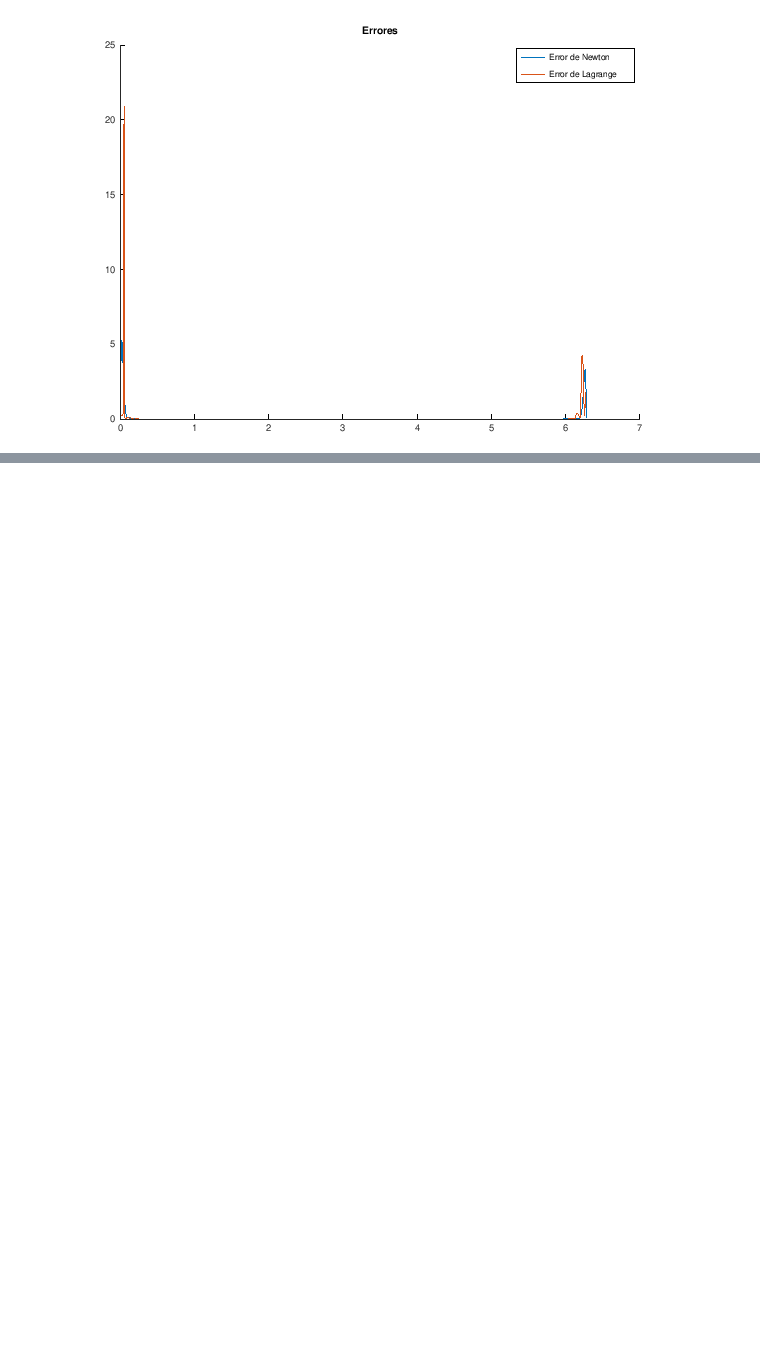
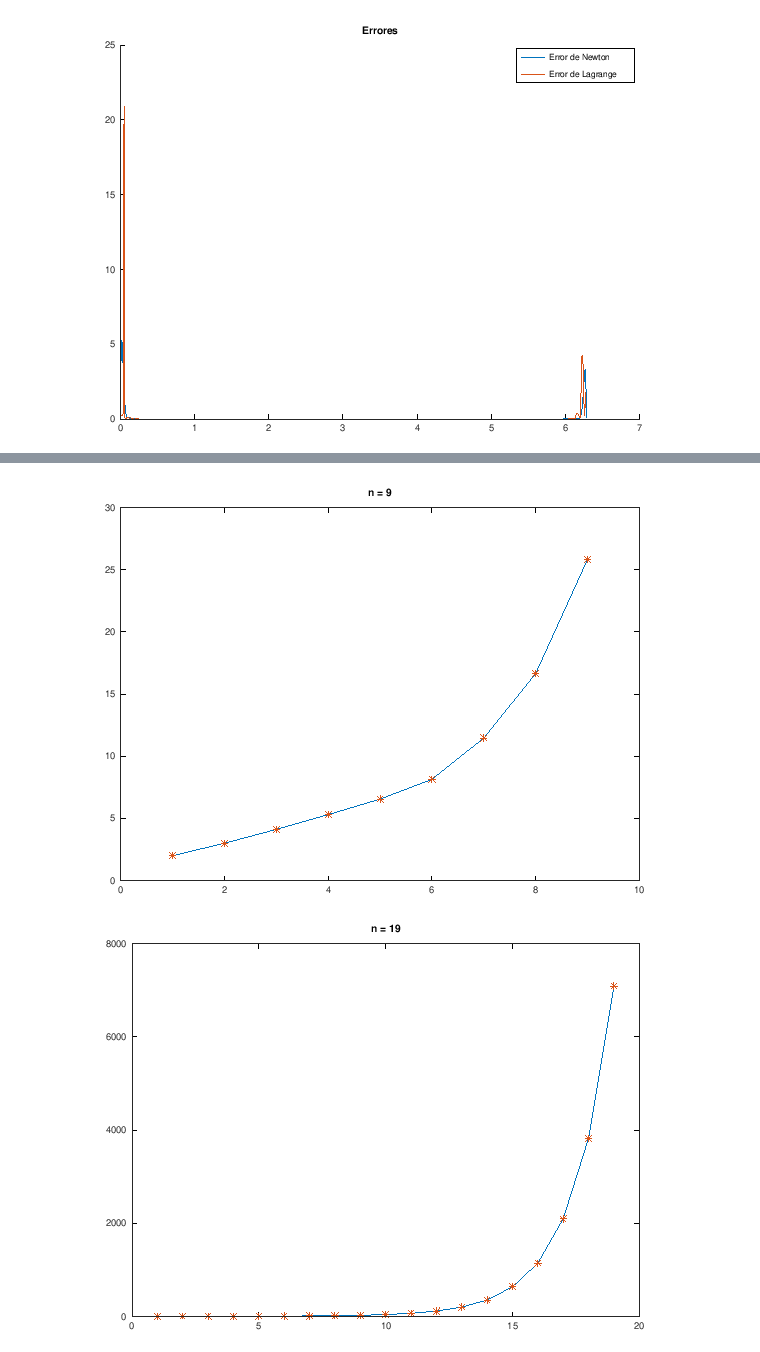
Before and after one commit to alonct/CN1V-practicas-octave, a Jupyter notebook: Entrega_1_AlonsoOmaAlonso/Entregable_1.ipynb, the cells around one changed output, grey strips where cells are left out. Drawn from its saved outputs; the diff is of its cells as text; code cells hidden in the pictures; blank space fills up the shorter version.

```diff
--- a/Entrega_1_AlonsoOmaAlonso/Entregable_1.ipynb
+++ b/Entrega_1_AlonsoOmaAlonso/Entregable_1.ipynb
@@ -531,0 +583,23 @@ plot(z, lambda_n)
+# %%
+% ./Ejercicio3_2.m
+
+clear all
+
+n = [9, 19];
+z = linspace(-1, 1, 1000);
+
+for i=1:length(n)
+    for j=1:n(i)
+        nodos = linspace(-1, 1, j+1);
+        [lambda_n, num_m] = lebesgue(nodos, z);
+        M(j) = num_m;
+    endfor
+    interval = linspace(1, n(i), n(i));
+    figure(i)
+    plot(interval, M, interval, M, '*')
+    title(sprintf('n = %u', n(i)))
+    hold off
+endfor
+# %% [output]
+[figure, added]
+[figure, added]
```
Also changed, not shown: parts of 6 cells of this notebook.
